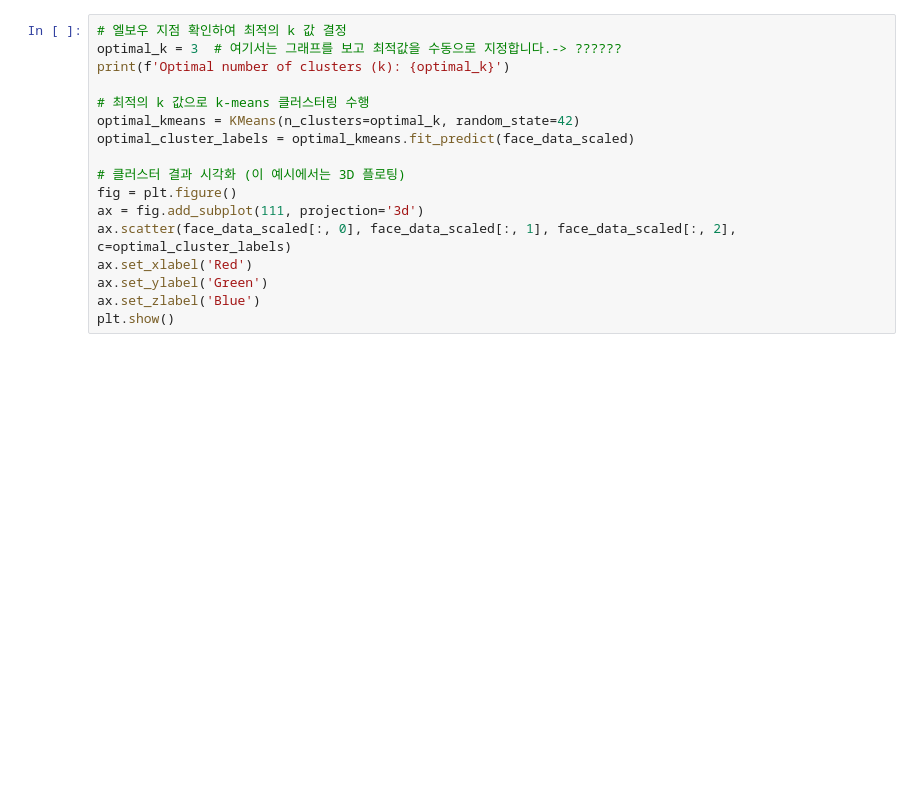
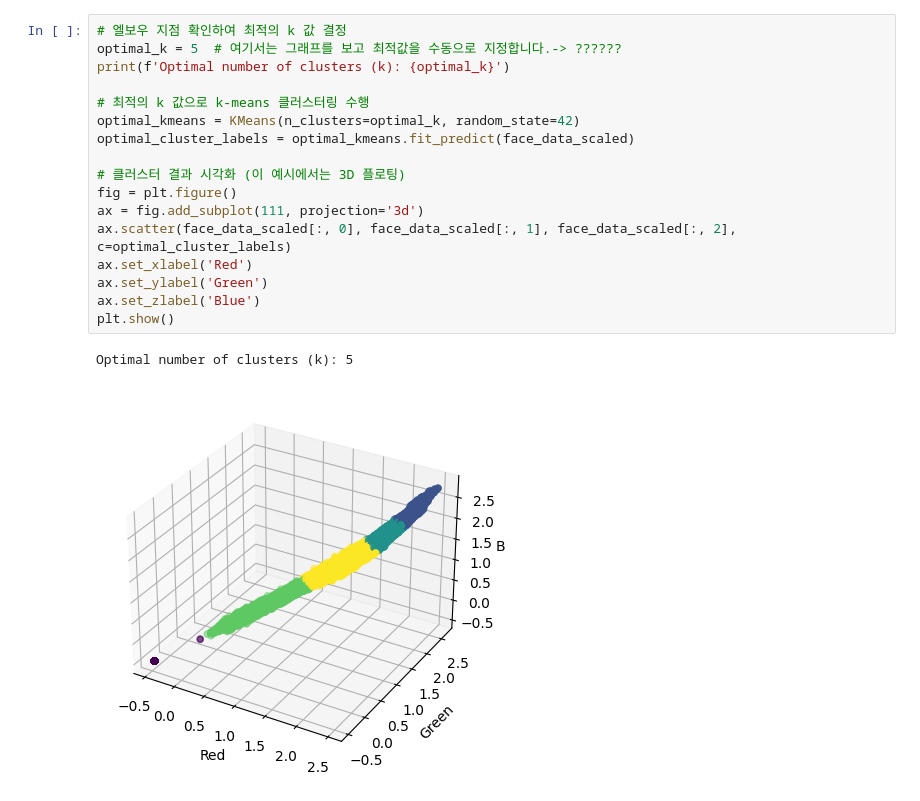
Before and after one commit to suhyun6363/TZA, a Jupyter notebook: 케이민즈~.ipynb, the cells around one changed output. Drawn from its saved outputs; the diff is of its cells as text; blank space fills up the shorter version.

```diff
--- a/케이민즈~.ipynb
+++ b/케이민즈~.ipynb
@@ -130,17 +137,20 @@ plt.show()
 # %%
 # 엘보우 지점 확인하여 최적의 k 값 결정
-optimal_k = 3  # 여기서는 그래프를 보고 최적값을 수동으로 지정합니다.-> ??????
+optimal_k = 5  # 여기서는 그래프를 보고 최적값을 수동으로 지정합니다.-> ??????
 print(f'Optimal number of clusters (k): {optimal_k}')
 
 # 최적의 k 값으로 k-means 클러스터링 수행
 optimal_kmeans = KMeans(n_clusters=optimal_k, random_state=42)
 optimal_cluster_labels = optimal_kmeans.fit_predict(face_data_scaled)
 
 # 클러스터 결과 시각화 (이 예시에서는 3D 플로팅)
 fig = plt.figure()
 ax = fig.add_subplot(111, projection='3d')
 ax.scatter(face_data_scaled[:, 0], face_data_scaled[:, 1], face_data_scaled[:, 2], c=optimal_cluster_labels)
 ax.set_xlabel('Red')
 ax.set_ylabel('Green')
 ax.set_zlabel('Blue')
 plt.show()
+# %% [output]
+Optimal number of clusters (k): 5
+[figure, added]
```
Also changed, not shown: parts of 3 cells of this notebook.
